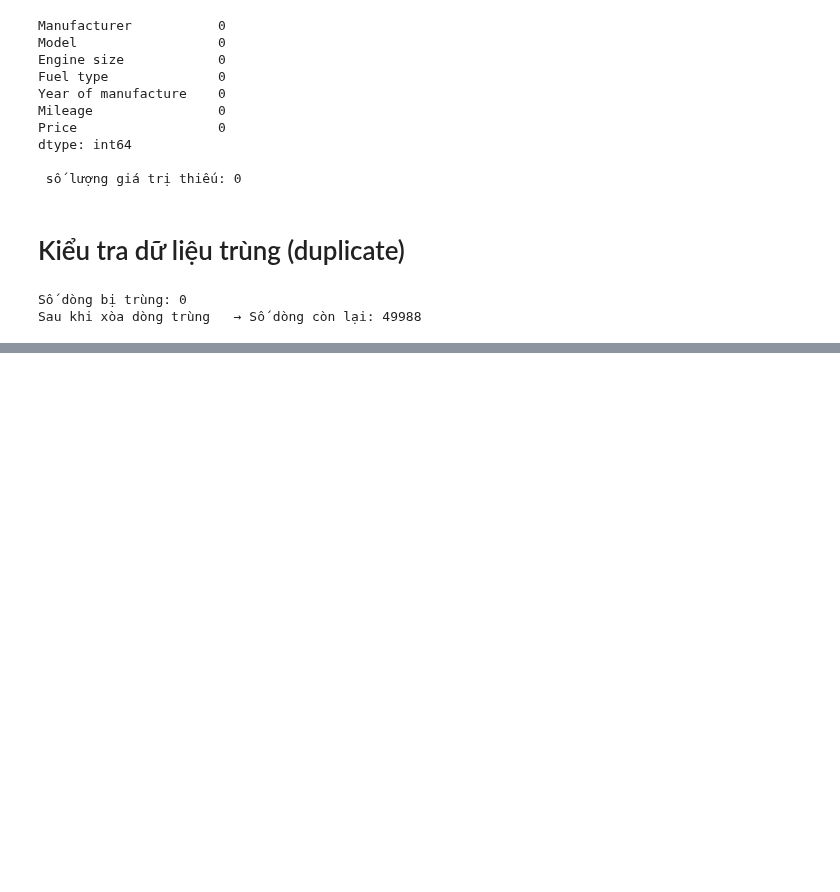
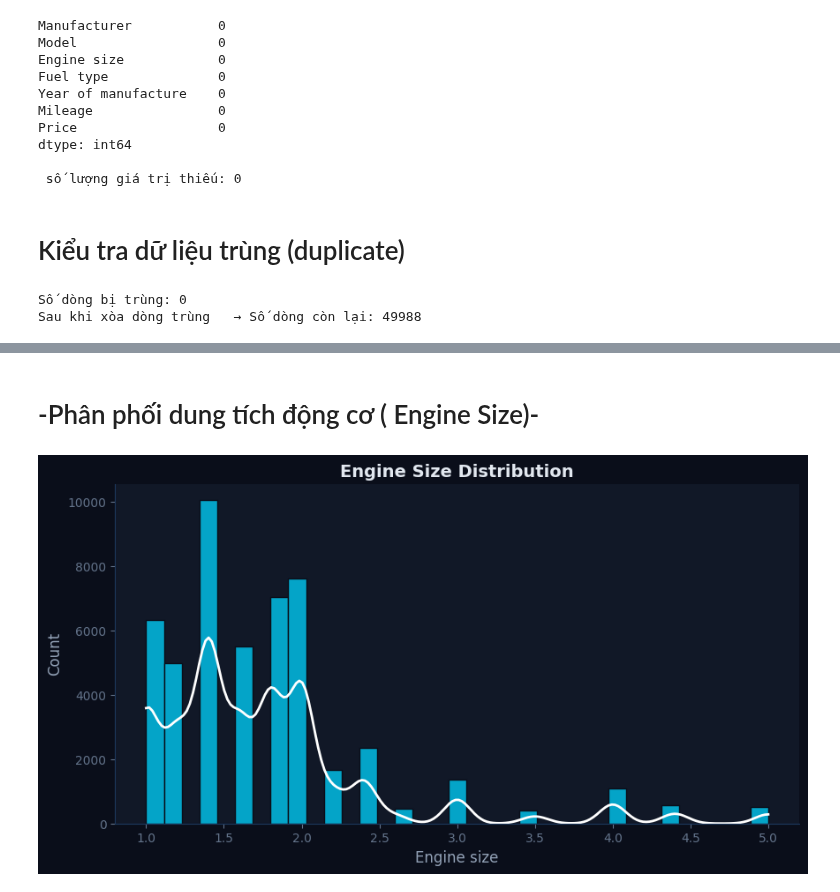
Before and after one commit to hoangchaulanbao/HocmayNC, a Jupyter notebook: btcn.ipynb, the cells around one changed output, grey strips where cells are left out. Saved outputs shown, nothing was run; the diff lists cells and outputs as text; code cells hidden in the pictures; blank space fills up the shorter version.

```diff
--- a/btcn.ipynb
+++ b/btcn.ipynb
@@ -178,0 +215,10 @@ Sau khi xòa dòng trùng   → Số dòng còn lại: 49988
+# %% [markdown]
+# -Phân phối dung tích động cơ ( Engine Size)-
+# %%
+plt.figure(figsize=(10, 5))
+sns.histplot(df['Engine size'], bins=35, kde=True, color='#00d4ff', edgecolor='#0a0e1a', alpha=0.75)
+plt.gca().lines[0].set(color='#ffffff', linewidth=2) # Làm đường KDE màu trắng
+plt.title('Engine Size Distribution', fontsize=14, fontweight='bold')
+plt.show()
+# %% [output]
+[figure, added]
```
Also changed, not shown: parts of 28 cells of this notebook.
